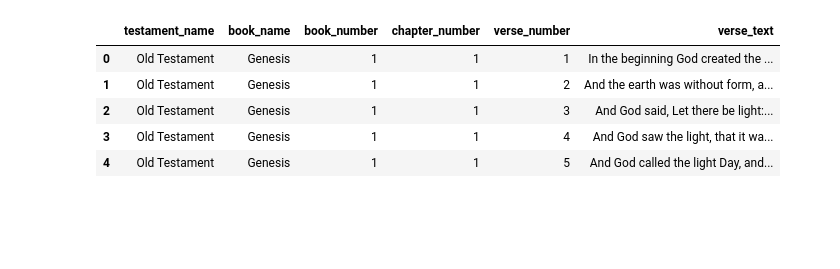
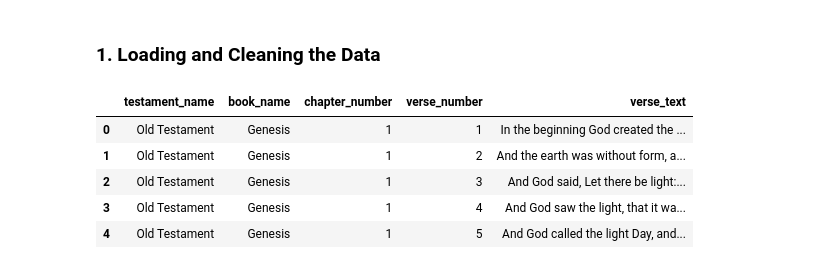
Before and after one commit to AddisonAdcock/Bible_Analytics, a Jupyter notebook: notebook.ipynb, the cells around one changed output. Drawn from its saved outputs; the diff is of its cells as text; code cells hidden in the pictures; blank space fills up the shorter version.

```diff
--- a/notebook.ipynb
+++ b/notebook.ipynb
@@ -3,17 +19,21 @@
+# %% [markdown]
+### 1. Loading and Cleaning the Data
 # %%
 import pandas as pd
 import numpy as np
 import matplotlib.pyplot as plt
 import seaborn as sns
 
 data = pd.read_csv('kjv.csv')
 data = data.drop('version_name', axis=1)
 data = data.drop('version_abbr', axis=1)
+data = data.drop('book_number', axis=1)
 data = data.drop('testament_abbr', axis=1)
+data.head()
 # %% [output]
-|  | testament_name | book_name | book_number | chapter_number | verse_number | verse_text |
-| 0 | Old Testament | Genesis | 1 | 1 | 1 | In the beginning God created the ... |
-| 1 | Old Testament | Genesis | 1 | 1 | 2 | And the earth was without form, a... |
-| 2 | Old Testament | Genesis | 1 | 1 | 3 | And God said, Let there be light:... |
-| 3 | Old Testament | Genesis | 1 | 1 | 4 | And God saw the light, that it wa... |
-| 4 | Old Testament | Genesis | 1 | 1 | 5 | And God called the light Day, and... |
+|  | testament_name | book_name | chapter_number | verse_number | verse_text |
+| 0 | Old Testament | Genesis | 1 | 1 | In the beginning God created the ... |
+| 1 | Old Testament | Genesis | 1 | 2 | And the earth was without form, a... |
+| 2 | Old Testament | Genesis | 1 | 3 | And God said, Let there be light:... |
+| 3 | Old Testament | Genesis | 1 | 4 | And God saw the light, that it wa... |
+| 4 | Old Testament | Genesis | 1 | 5 | And God called the light Day, and... |
```
Also changed, not shown: parts of 4 cells of this notebook, 1 other file.
